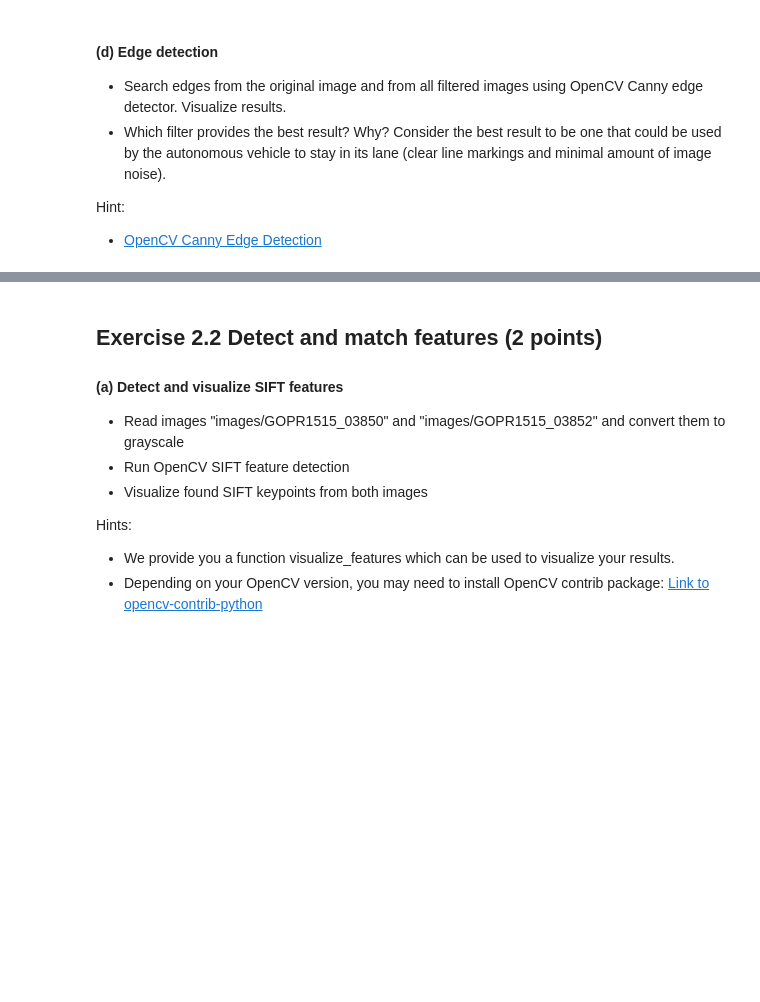
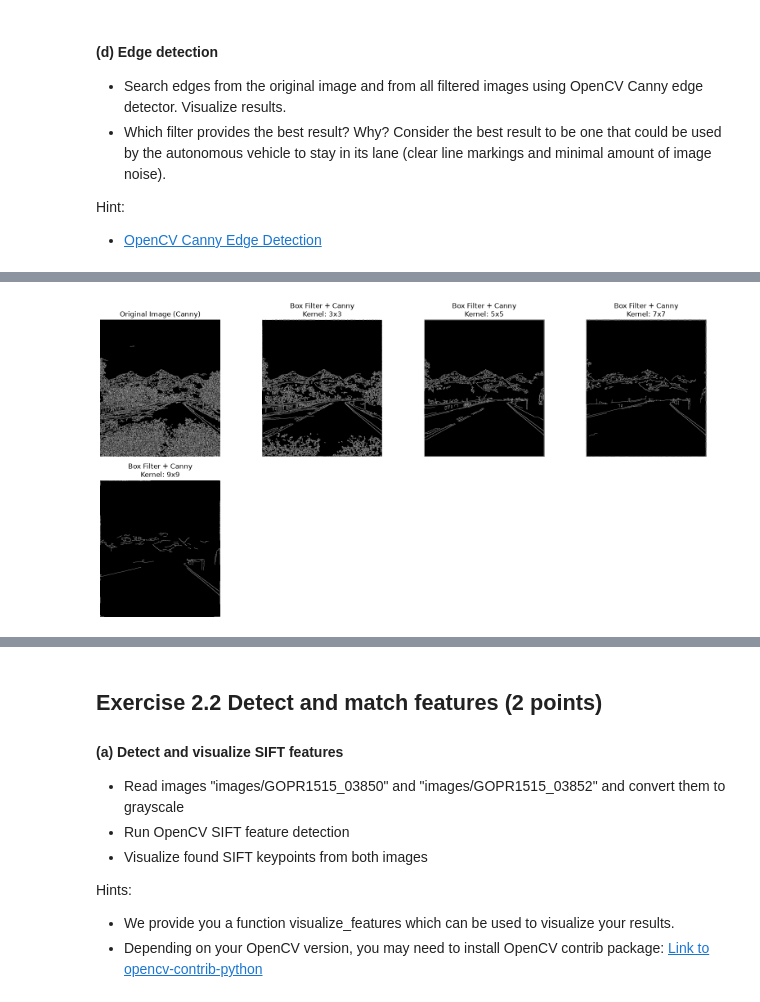
Before and after one commit to SepeZeus/compvis-exercises, a Jupyter notebook: CV-2026-exercises-02.ipynb, the cells around one changed output, grey strips where cells are left out. Cells and saved outputs as stored; diff of their text form; code cells hidden in the pictures; blank space fills up the shorter version.

```diff
--- a/CV-2026-exercises-02.ipynb
+++ b/CV-2026-exercises-02.ipynb
@@ -266,0 +337,5 @@ Hint:
+# %%
+#box filtered canny detect
+plot_canny_results(canny_boxes, "Box Filter + Canny")
+# %% [output]
+[figure, added]
```
Also changed, not shown: parts of 7 cells of this notebook.
